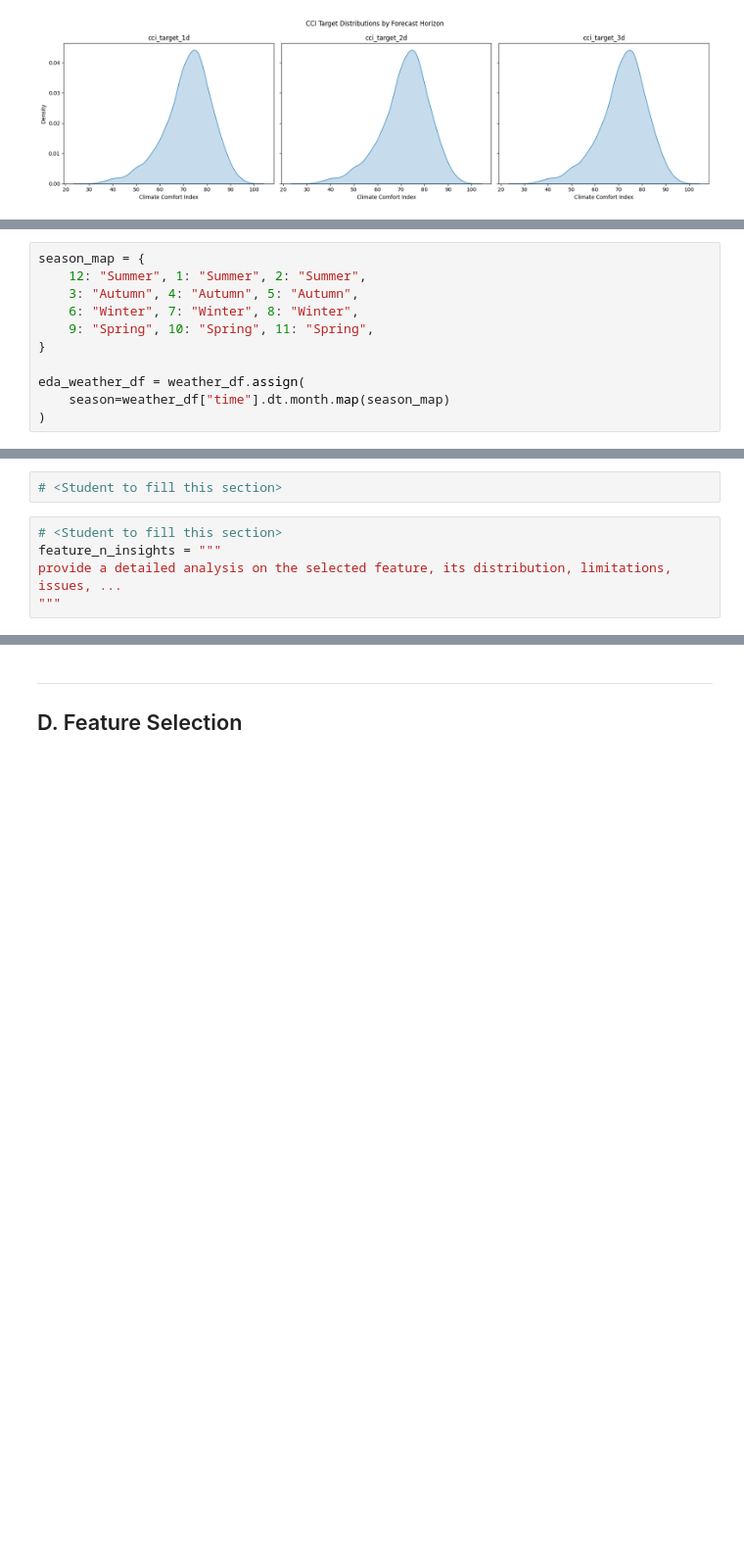
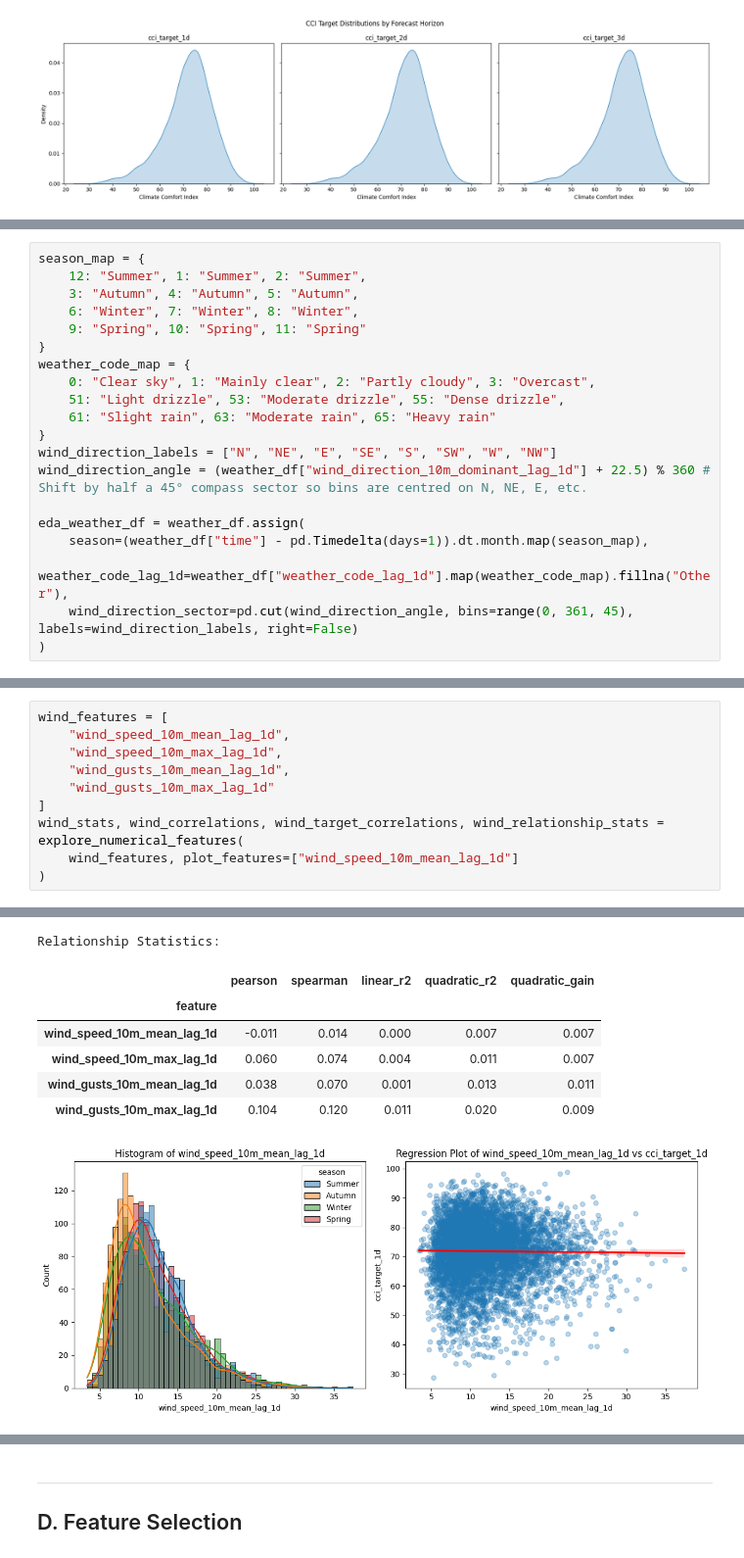
Before and after one commit to RP28/36120-26SP-AT2-26294153-experiments, a Jupyter notebook: notebooks/comfort_climate/36120_26SP_AT2_26294153_experiment_1.ipynb, the cells around one changed output, grey strips where cells are left out. Shown at 98% size. Saved outputs shown, nothing was run; the diff lists cells and outputs as text; blank space fills up the shorter version.

```diff
--- a/notebooks/comfort_climate/36120_26SP_AT2_26294153_experiment_1.ipynb
+++ b/notebooks/comfort_climate/36120_26SP_AT2_26294153_experiment_1.ipynb
@@ -324,11 +381,20 @@ season_map = {
     12: "Summer", 1: "Summer", 2: "Summer",
     3: "Autumn", 4: "Autumn", 5: "Autumn",
     6: "Winter", 7: "Winter", 8: "Winter",
-    9: "Spring", 10: "Spring", 11: "Spring",
+    9: "Spring", 10: "Spring", 11: "Spring"
 }
+weather_code_map = {
+    0: "Clear sky", 1: "Mainly clear", 2: "Partly cloudy", 3: "Overcast",
+    51: "Light drizzle", 53: "Moderate drizzle", 55: "Dense drizzle",
+    61: "Slight rain", 63: "Moderate rain", 65: "Heavy rain"
+}
+wind_direction_labels = ["N", "NE", "E", "SE", "S", "SW", "W", "NW"]
+wind_direction_angle = (weather_df["wind_direction_10m_dominant_lag_1d"] + 22.5) % 360 # Shift by half a 45° compass sector so bins are centred on N, NE, E, etc.
 
 eda_weather_df = weather_df.assign(
-    season=weather_df["time"].dt.month.map(season_map)
+    season=(weather_df["time"] - pd.Timedelta(days=1)).dt.month.map(season_map),
+    weather_code_lag_1d=weather_df["weather_code_lag_1d"].map(weather_code_map).fillna("Other"),
+    wind_direction_sector=pd.cut(wind_direction_angle, bins=range(0, 361, 45), labels=wind_direction_labels, right=False)
 )
 # %%
 @plot_recipe
@@ -375,7 +624,11 @@ print_tile(size="h3", key='feature_2_insights', value=feature_2_insights)
-# %%
-# <Student to fill this section>
-# %%
-# <Student to fill this section>
-feature_n_insights = """
-provide a detailed analysis on the selected feature, its distribution, limitations, issues, ...
-"""
+# %%
+wind_features = [
+    "wind_speed_10m_mean_lag_1d",
+    "wind_speed_10m_max_lag_1d",
+    "wind_gusts_10m_mean_lag_1d",
+    "wind_gusts_10m_max_lag_1d"
+]
+wind_stats, wind_correlations, wind_target_correlations, wind_relationship_stats = explore_numerical_features(
+    wind_features, plot_features=["wind_speed_10m_mean_lag_1d"]
+)
+# %% [output]
@@ -381,0 +655,8 @@ provide a detailed analysis on the selected feature, its distribution, limitatio
+Relationship Statistics:
+|  | pearson | spearman | linear_r2 | quadratic_r2 | quadratic_gain |
+| feature |  |  |  |  |  |
+| wind_speed_10m_mean_lag_1d | -0.011 | 0.014 | 0.000 | 0.007 | 0.007 |
+| wind_speed_10m_max_lag_1d | 0.060 | 0.074 | 0.004 | 0.011 | 0.007 |
+| wind_gusts_10m_mean_lag_1d | 0.038 | 0.070 | 0.001 | 0.013 | 0.011 |
+| wind_gusts_10m_max_lag_1d | 0.104 | 0.120 | 0.011 | 0.020 | 0.009 |
+[figure, added]
```
Also changed, not shown: parts of 213 cells of this notebook, 11 other files.
